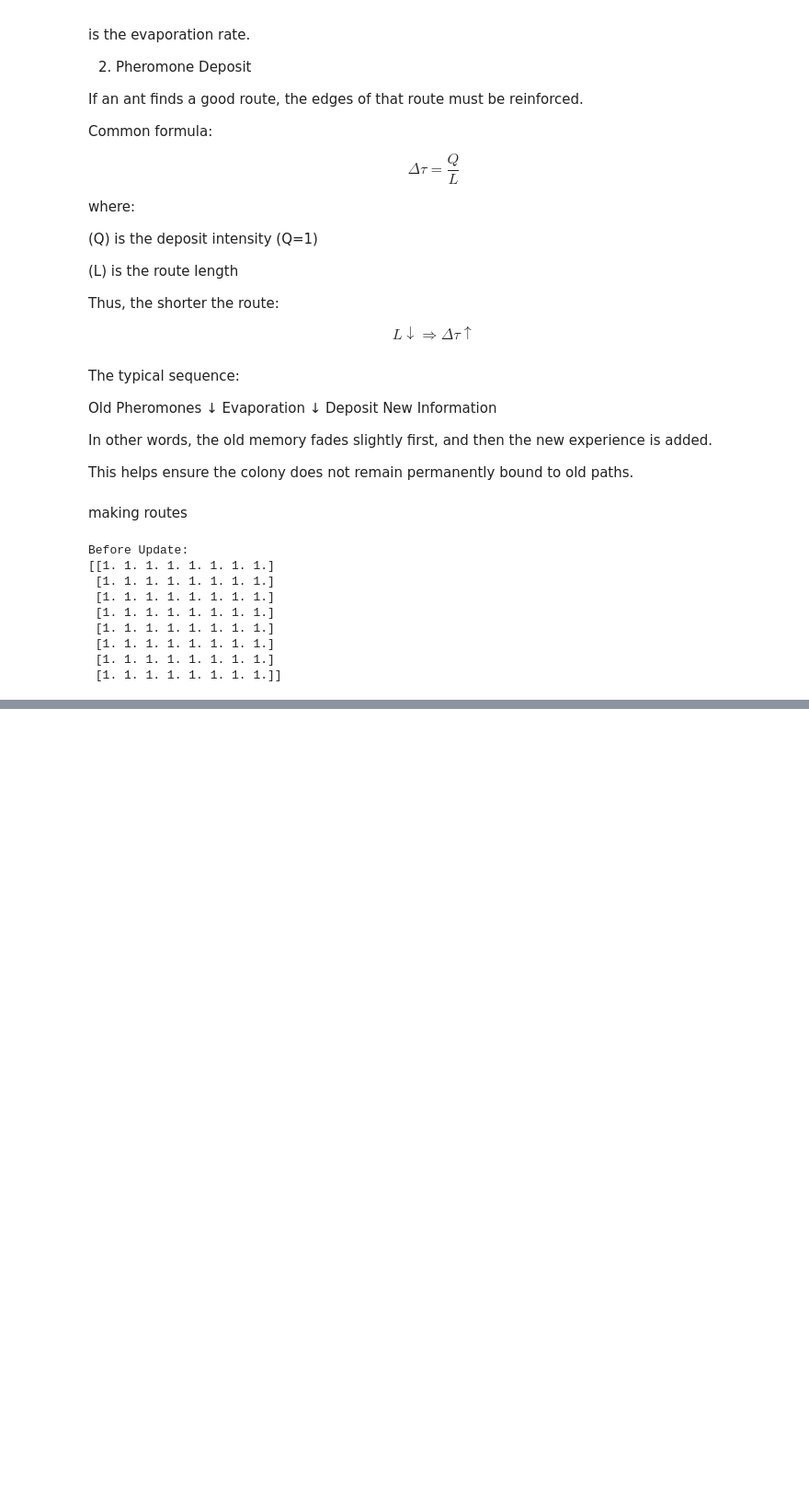
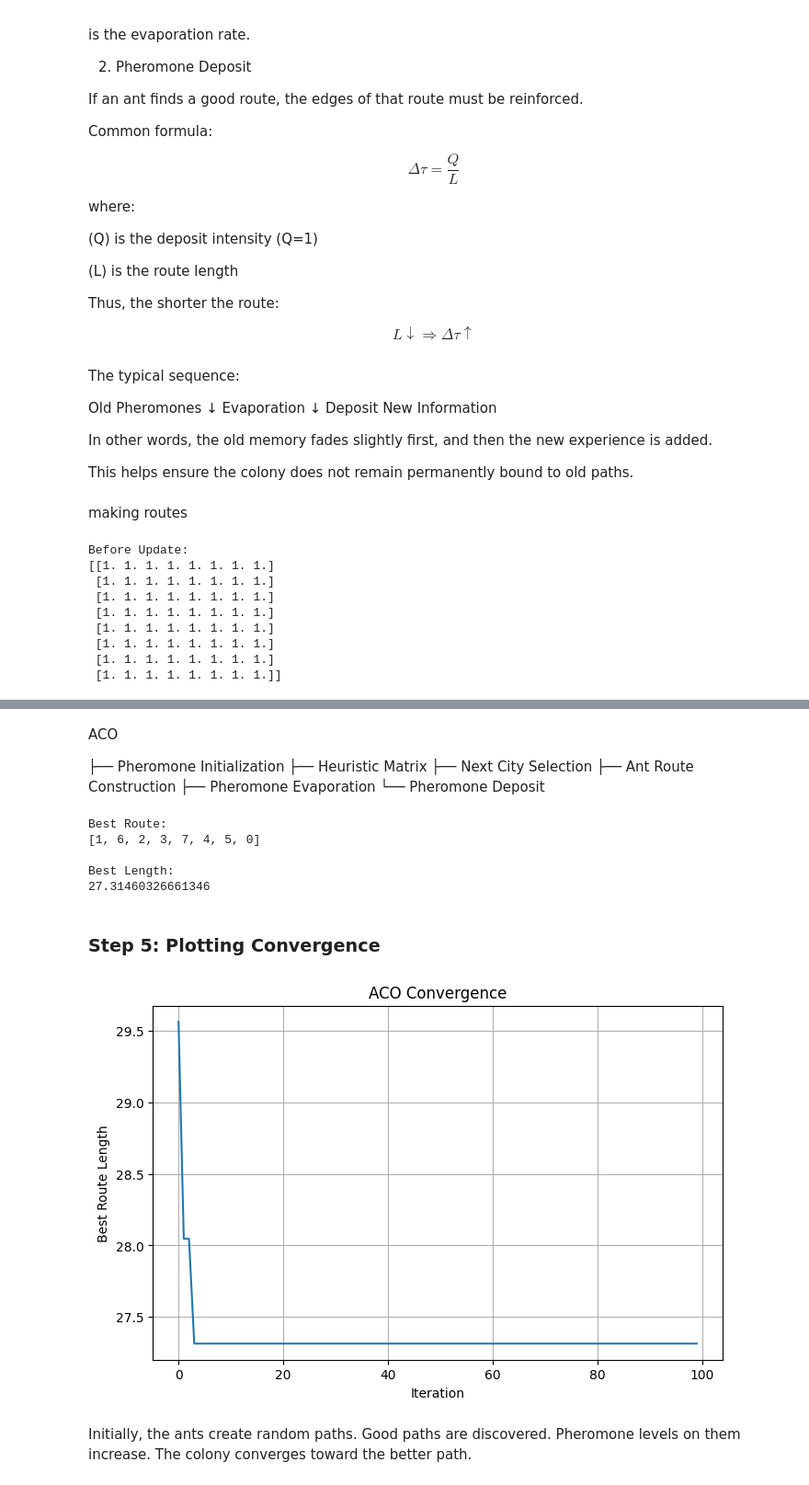
Before and after one commit to niusha-yaghini/Artificial_Intelligence_Course, a Jupyter notebook: 04-optimization-and-search/04-swarm-intelligence/02_ant_colony_optimization.ipynb, the cells around one changed output, grey strips where cells are left out. Shown at 92% size. Cells and saved outputs as stored; diff of their text form; code cells hidden in the pictures; blank space fills up the shorter version.

```diff
--- a/04-optimization-and-search/04-swarm-intelligence/02_ant_colony_optimization.ipynb
+++ b/04-optimization-and-search/04-swarm-intelligence/02_ant_colony_optimization.ipynb
@@ -391,0 +413,9 @@ update_pheromones(
+# %% [markdown]
+ACO
+
+├── Pheromone Initialization</br>
+├── Heuristic Matrix</br>
+├── Next City Selection</br>
+├── Ant Route Construction</br>
+├── Pheromone Evaporation</br>
+└── Pheromone Deposit
@@ -391,0 +442,65 @@ update_pheromones(
+# %%
+result = ant_colony_optimization(
+    problem,
+    num_ants=20,
+    iterations=100,
+    alpha=1,
+    beta=2,
+    evaporation_rate=0.2,
+    q=1,
+)
+# %%
+print(
+    "Best Route:"
+)
+
+print(
+    result["route"]
+)
+
+print(
+    "\nBest Length:"
+)
+
+print(
+    result["length"]
+)
+# %% [output]
+Best Route:
+[1, 6, 2, 3, 7, 4, 5, 0]
+
+Best Length:
+27.31460326661346
+# %% [markdown]
+<h3> Step 5: Plotting Convergence </h3>
+# %%
+plt.figure(
+    figsize=(8,5)
+)
+
+plt.plot(
+    result["history"]
+)
+
+plt.xlabel(
+    "Iteration"
+)
+
+plt.ylabel(
+    "Best Route Length"
+)
+
+plt.title(
+    "ACO Convergence"
+)
+
+plt.grid()
+
+plt.show()
+# %% [output]
+[figure, added]
+# %% [markdown]
+Initially, the ants create random paths.</br>
+Good paths are discovered.</br>
+Pheromone levels on them increase.</br>
+The colony converges toward the better path.
```
Also changed, not shown: parts of 6 cells of this notebook, 1 other file.
